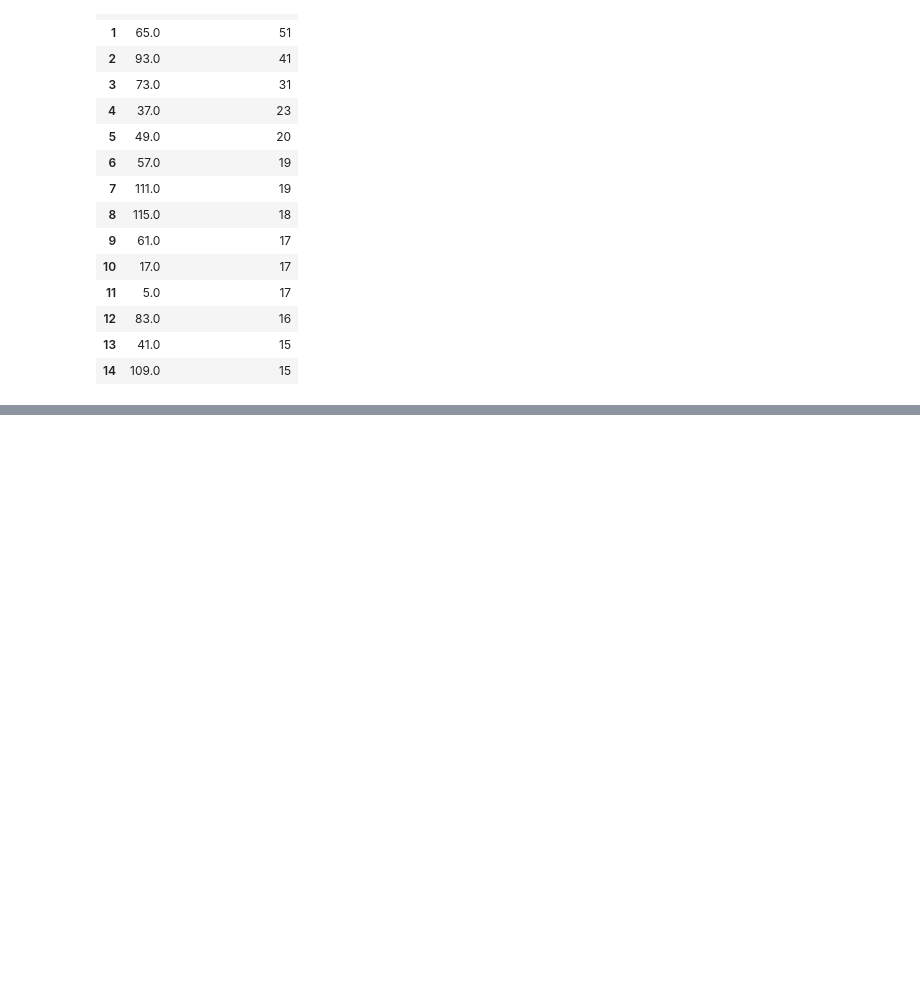
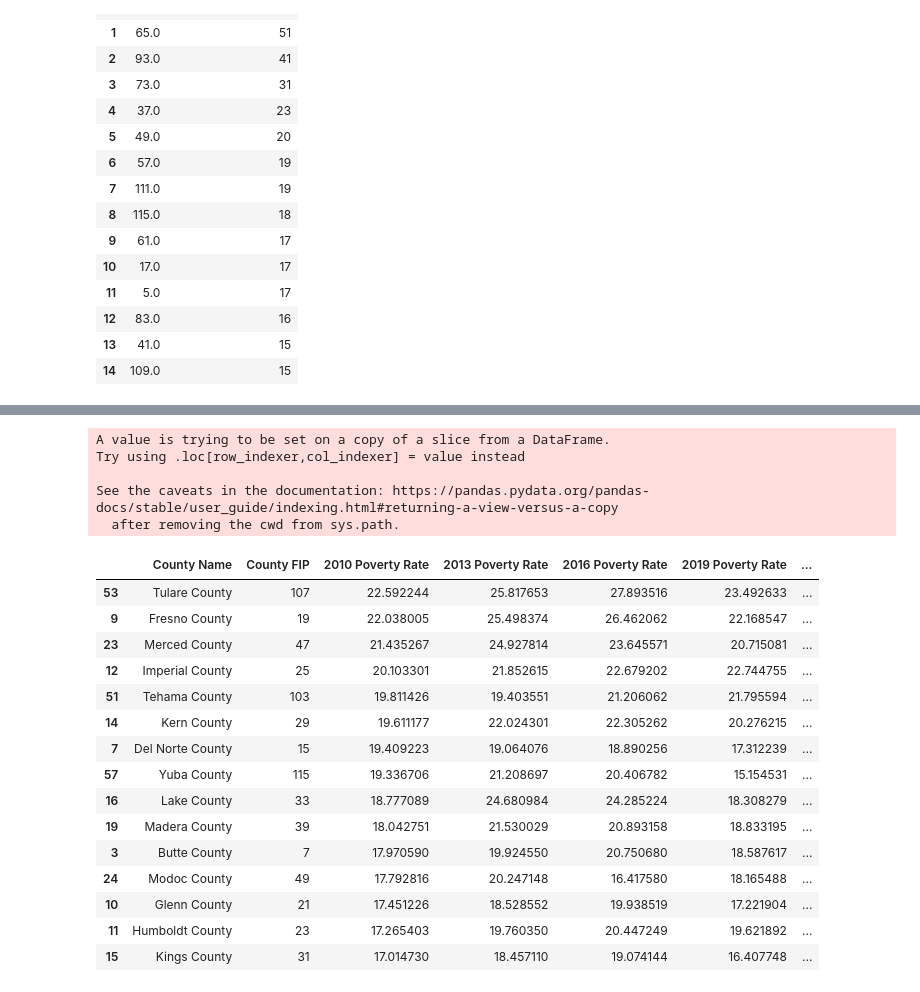
Before and after one commit to jacobdv/extreme-weather, a Jupyter notebook: Comparing income level (poverty level) to economic impact of wildfires.ipynb, the cells around one changed output, grey strips where cells are left out. Cells and saved outputs as stored; diff of their text form; code cells hidden in the pictures; blank space fills up the shorter version.

```diff
--- a/Comparing income level (poverty level) to economic impact of wildfires.ipynb
+++ b/Comparing income level (poverty level) to economic impact of wildfires.ipynb
@@ -179,7 +163,6 @@ census_df_2019.drop(["Population", "Poverty Count"], axis=1)
 # %%
-
-census_df_2010 = census_df_2010[["Name", "County", "Year", "Poverty Rate"]]
-census_df_2013 = census_df_2013[["Name", "County", "Year", "Poverty Rate"]]
-census_df_2016 = census_df_2016[["Name", "County", "Year", "Poverty Rate"]]
-census_df_2019 = census_df_2019[["Name", "County", "Year", "Poverty Rate"]]
-census_df_2019
+#Reorganizing columns
+census_df_2010 = census_df_2010[["Name", "County", "2010 Poverty Rate"]]
+census_df_2013 = census_df_2013[["Name", "County", "2013 Poverty Rate"]]
+census_df_2016 = census_df_2016[["Name", "County", "2016 Poverty Rate"]]
+census_df_2019 = census_df_2019[["Name", "County", "2019 Poverty Rate"]]
@@ -204 +198,29 @@ census_df_2019
+# %%
+#DataFrame for Counties with Highest 2010 Poverty Rates
+census_df2 = census_df.sort_values(by=["2010 Poverty Rate"], ascending=False)
+census_df3 = census_df2.head(15)
+census_df3['Number of Wildfires'] = [5, 8, 3, 7, 12, 10, 2, 18, 0, 5, 8, 20, 8, 4, 5]
+census_df3
+# %% [output]
+A value is trying to be set on a copy of a slice from a DataFrame.
+Try using .loc[row_indexer,col_indexer] = value instead
+
+See the caveats in the documentation: https://pandas.pydata.org/pandas-docs/stable/user_guide/indexing.html#returning-a-view-versus-a-copy
+  after removing the cwd from sys.path.
+|  | County Name | County FIP | 2010 Poverty Rate | 2013 Poverty Rate | 2016 Poverty Rate | 2019 Poverty Rate | ... |
+| 53 | Tulare County | 107 | 22.592244 | 25.817653 | 27.893516 | 23.492633 | ... |
+| 9 | Fresno County | 19 | 22.038005 | 25.498374 | 26.462062 | 22.168547 | ... |
+| 23 | Merced County | 47 | 21.435267 | 24.927814 | 23.645571 | 20.715081 | ... |
+| 12 | Imperial County | 25 | 20.103301 | 21.852615 | 22.679202 | 22.744755 | ... |
+| 51 | Tehama County | 103 | 19.811426 | 19.403551 | 21.206062 | 21.795594 | ... |
+| 14 | Kern County | 29 | 19.611177 | 22.024301 | 22.305262 | 20.276215 | ... |
+| 7 | Del Norte County | 15 | 19.409223 | 19.064076 | 18.890256 | 17.312239 | ... |
+| 57 | Yuba County | 115 | 19.336706 | 21.208697 | 20.406782 | 15.154531 | ... |
+| 16 | Lake County | 33 | 18.777089 | 24.680984 | 24.285224 | 18.308279 | ... |
+| 19 | Madera County | 39 | 18.042751 | 21.530029 | 20.893158 | 18.833195 | ... |
+| 3 | Butte County | 7 | 17.970590 | 19.924550 | 20.750680 | 18.587617 | ... |
+| 24 | Modoc County | 49 | 17.792816 | 20.247148 | 16.417580 | 18.165488 | ... |
+| 10 | Glenn County | 21 | 17.451226 | 18.528552 | 19.938519 | 17.221904 | ... |
+| 11 | Humboldt County | 23 | 17.265403 | 19.760350 | 20.447249 | 19.621892 | ... |
+| 15 | Kings County | 31 | 17.014730 | 18.457110 | 19.074144 | 16.407748 | ... |
 # %%
```
Also changed, not shown: parts of 21 cells of this notebook.
